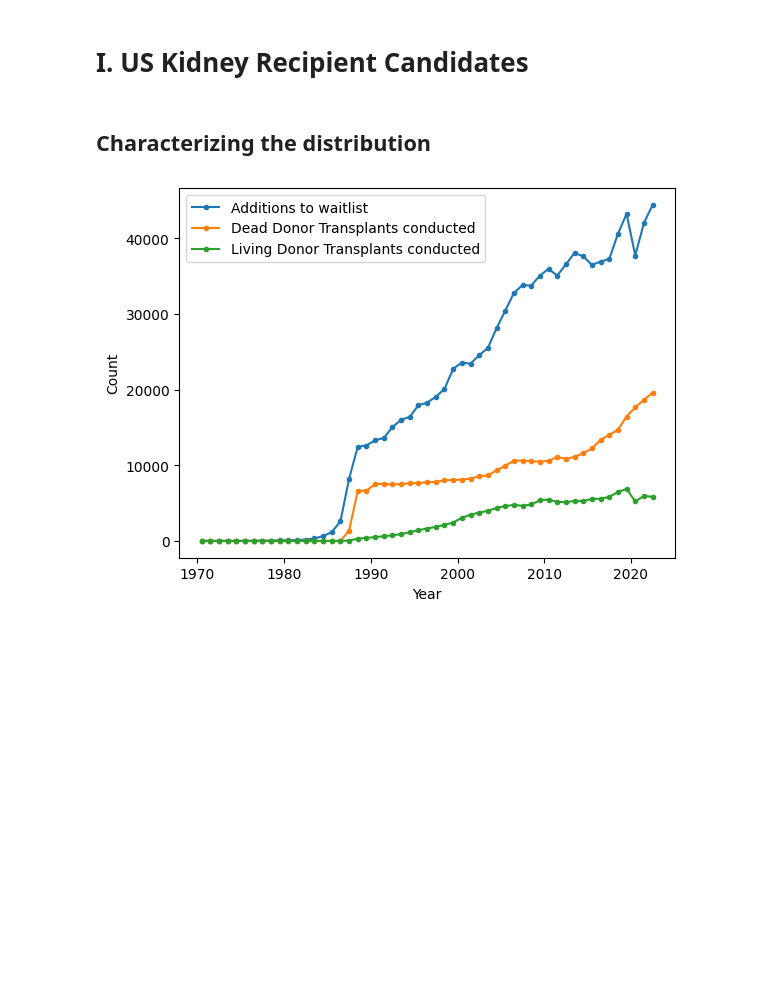
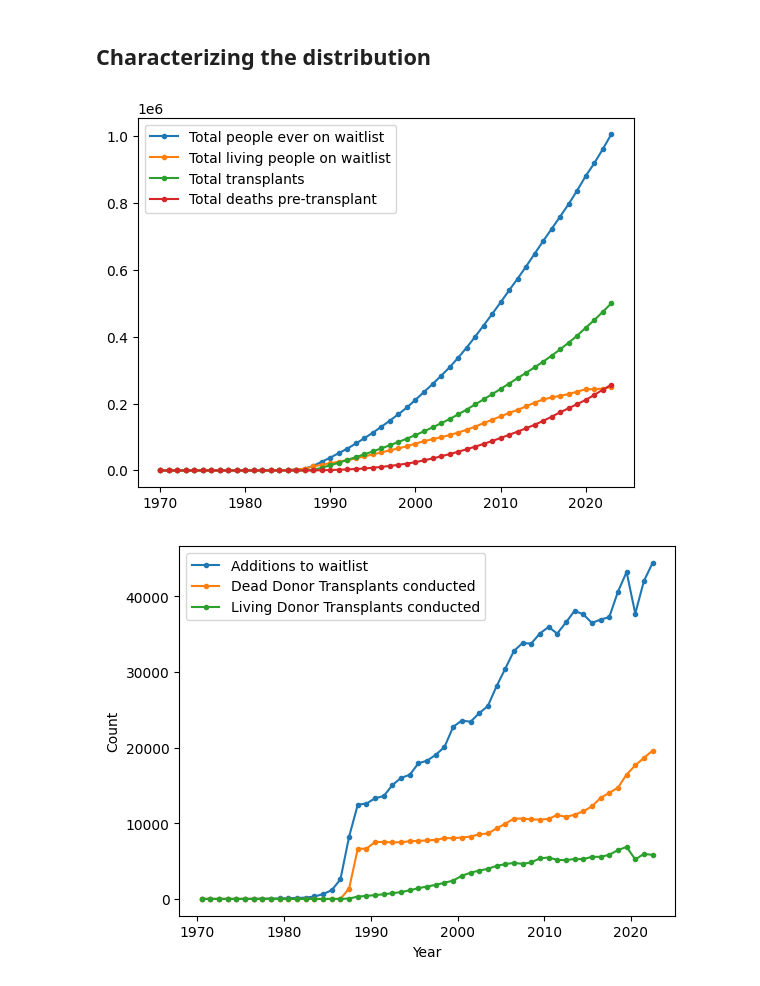
Before and after one commit to dabslee/Kidney_Analysis, a Jupyter notebook: transplant_market/recipients.ipynb, the cells around one changed output. Cells and saved outputs as stored; diff of their text form; code cells hidden in the pictures; blank space fills up the shorter version.

Commit message:
Recipients mortality progress

```diff
--- a/transplant_market/recipients.ipynb
+++ b/transplant_market/recipients.ipynb
@@ -4,8 +6,6 @@ import numpy as np
 import statsmodels.formula.api as smf
 from matplotlib import pyplot as plt
 import scipy as sp
-# %% [markdown]
-# I. US Kidney Recipient Candidates
 # %% [markdown]
 ## Characterizing the distribution
 # %%
@@ -50,7 +50,7 @@ kidpan_data = kidpan_data[kidpan_data["DON_TY"] != "F"]
 # %%
 kidpan_data = kidpan_data.replace(".", np.nan)
 
-for numeric_column in ["INIT_AGE", "HGT_CM_CALC", "WGT_KG_CALC", "CREAT_CLEAR", "GFR", "NUM_PREV_TX", "INIT_CPRA", "END_CPRA", "DAYSWAIT_ALLOC"]:
+for numeric_column in ["INIT_AGE", "HGT_CM_CALC", "WGT_KG_CALC", "CREAT_CLEAR", "GFR", "NUM_PREV_TX", "INIT_CPRA", "END_CPRA", "DAYSWAIT_ALLOC", "DIAB"]:
     kidpan_data[numeric_column] = kidpan_data[numeric_column].astype(float)
 for date_column in ["INIT_DATE", "DIALYSIS_DATE", "TX_DATE", "COMPOSITE_DEATH_DATE"]:
     kidpan_data[date_column] = pd.to_datetime(kidpan_data[date_column].replace(".", np.nan))
@@ -93,7 +93,7 @@ kidpan_data = kidpan_data.replace({
         14 : "US/State Govt Agency",
         15 : np.nan
     },
-    "DIABTY" : {
+    "DIAB" : {
         1 : "No",
         2 : "Type I",
         3 : "Type II",
@@ -104,6 +104,39 @@ kidpan_data = kidpan_data.replace({
 })
 kidpan_data["PERM_STATE"] = kidpan_data["PERM_STATE"].replace("ZZ", np.nan)
 kidpan_data["DONATION"] = (kidpan_data["DONATION"] == "Y")
+kidpan_data["DIAB"] = (kidpan_data["DIAB"] != "No")
+# %%
+# Create plot of total waitlist size over year
+dates = np.linspace(1970,2023,2023-1970+1)
+total_size = np.zeros(len(dates))
+waitlist_size = np.zeros(len(dates))
+total_transplants = np.zeros(len(dates))
+total_deaths_pretransplant = np.zeros(len(dates))
+for i in range(len(dates)):
+    total_size[i] = np.sum(kidpan_data["INIT_DATE"].dt.year < dates[i])
+    waitlist_size[i] = np.sum(
+        (kidpan_data["INIT_DATE"].dt.year < dates[i]) &
+        (np.isnan(kidpan_data["COMPOSITE_DEATH_DATE"]) | (kidpan_data["COMPOSITE_DEATH_DATE"].dt.year >= dates[i])) &
+        (np.isnan(kidpan_data["TX_DATE"]) | (kidpan_data["TX_DATE"].dt.year >= dates[i]))
+    )
+    total_transplants[i] = np.sum(
+        (kidpan_data["INIT_DATE"].dt.year < dates[i]) &
+        (kidpan_data["TX_DATE"].dt.year < dates[i])
+    )
+    total_deaths_pretransplant[i] = np.sum(
+        (kidpan_data["INIT_DATE"].dt.year < dates[i]) &
+        (kidpan_data["COMPOSITE_DEATH_DATE"].dt.year < dates[i]) &
+        np.isnan(kidpan_data["TX_DATE"])
+    )
+
+plt.plot(dates,total_size, marker=".", label="Total people ever on waitlist")
+plt.plot(dates,waitlist_size, marker=".", label="Total living people on waitlist")
+plt.plot(dates,total_transplants, marker=".", label="Total transplants")
+plt.plot(dates,total_deaths_pretransplant, marker=".", label="Total deaths pre-transplant")
+plt.legend()
+plt.show()
+# %% [output]
+[figure, added]
 # %%
 kidpan_data["INIT_DATE_YEARS_SINCE_1970"] = (kidpan_data["INIT_DATE"] - pd.Timestamp(year=1970, month=1, day=1)).dt.days / 365
 kidpan_data["IS_WHITE"] = (kidpan_data["ETHCAT"] == "White, Non-Hispanic")
```
Also changed, not shown: parts of 24 cells of this notebook, 2 other files.
